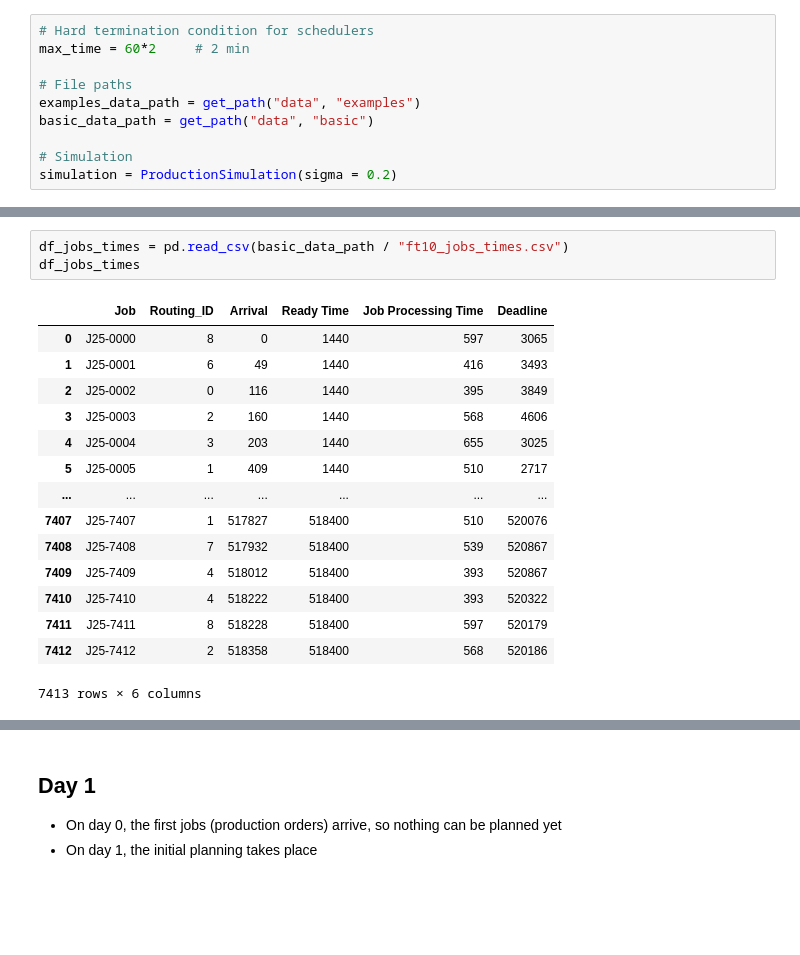
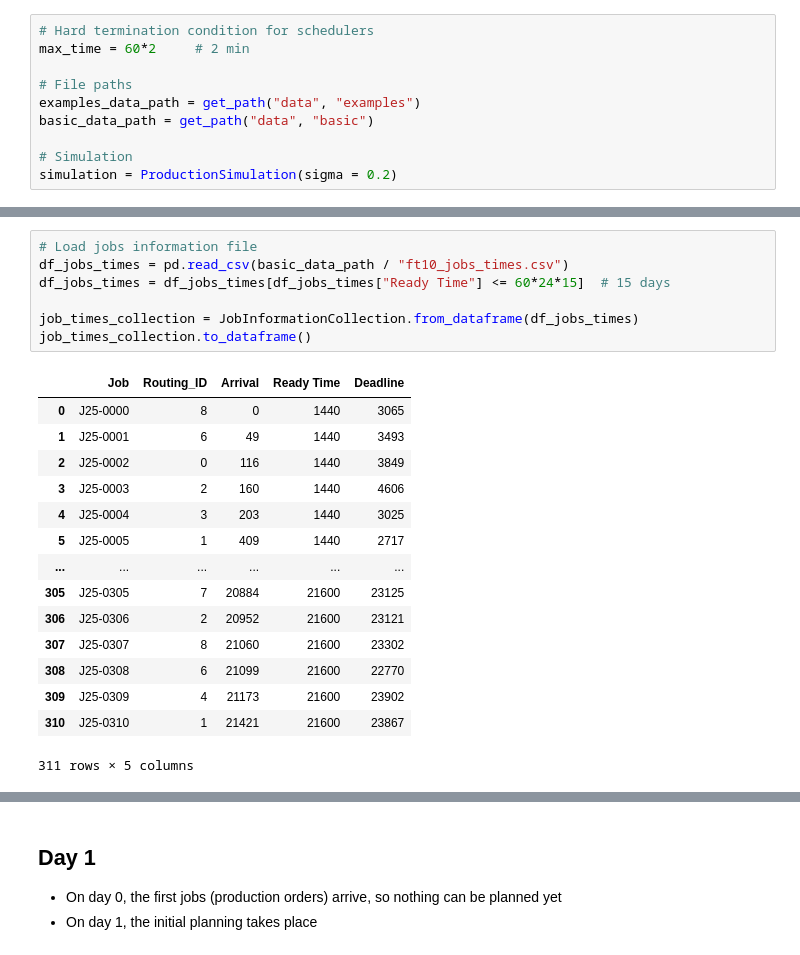
Before and after one commit to konrad-adamski/HTWD_Minimalinvasives_Job-Shop_Scheduling, a Jupyter notebook: notebooks/02_Google_OR-Tools_Constraint_Programming/01_Lateness.ipynb, the cells around one changed output, grey strips where cells are left out. Drawn from its saved outputs; the diff is of its cells as text; blank space fills up the shorter version.

```diff
--- a/notebooks/02_Google_OR-Tools_Constraint_Programming/01_Lateness.ipynb
+++ b/notebooks/02_Google_OR-Tools_Constraint_Programming/01_Lateness.ipynb
@@ -101,22 +108,26 @@ df_routings
 | 99 | 9 | 9 | M07 | 45 |
 100 rows × 4 columns
 # %%
+# Load jobs information file
 df_jobs_times = pd.read_csv(basic_data_path / "ft10_jobs_times.csv")
-df_jobs_times
+df_jobs_times = df_jobs_times[df_jobs_times["Ready Time"] <= 60*24*15]  # 15 days
+
+job_times_collection = JobInformationCollection.from_dataframe(df_jobs_times)
+job_times_collection.to_dataframe()
 # %% [output]
-|  | Job | Routing_ID | Arrival | Ready Time | Job Processing Time | Deadline |
-| 0 | J25-0000 | 8 | 0 | 1440 | 597 | 3065 |
-| 1 | J25-0001 | 6 | 49 | 1440 | 416 | 3493 |
-| 2 | J25-0002 | 0 | 116 | 1440 | 395 | 3849 |
-| 3 | J25-0003 | 2 | 160 | 1440 | 568 | 4606 |
-| 4 | J25-0004 | 3 | 203 | 1440 | 655 | 3025 |
-| 5 | J25-0005 | 1 | 409 | 1440 | 510 | 2717 |
-| ... | ... | ... | ... | ... | ... | ... |
-| 7407 | J25-7407 | 1 | 517827 | 518400 | 510 | 520076 |
-| 7408 | J25-7408 | 7 | 517932 | 518400 | 539 | 520867 |
-| 7409 | J25-7409 | 4 | 518012 | 518400 | 393 | 520867 |
-| 7410 | J25-7410 | 4 | 518222 | 518400 | 393 | 520322 |
-| 7411 | J25-7411 | 8 | 518228 | 518400 | 597 | 520179 |
-| 7412 | J25-7412 | 2 | 518358 | 518400 | 568 | 520186 |
+|  | Job | Routing_ID | Arrival | Ready Time | Deadline |
+| 0 | J25-0000 | 8 | 0 | 1440 | 3065 |
+| 1 | J25-0001 | 6 | 49 | 1440 | 3493 |
+| 2 | J25-0002 | 0 | 116 | 1440 | 3849 |
+| 3 | J25-0003 | 2 | 160 | 1440 | 4606 |
+| 4 | J25-0004 | 3 | 203 | 1440 | 3025 |
+| 5 | J25-0005 | 1 | 409 | 1440 | 2717 |
+| ... | ... | ... | ... | ... | ... |
+| 305 | J25-0305 | 7 | 20884 | 21600 | 23125 |
+| 306 | J25-0306 | 2 | 20952 | 21600 | 23121 |
+| 307 | J25-0307 | 8 | 21060 | 21600 | 23302 |
+| 308 | J25-0308 | 6 | 21099 | 21600 | 22770 |
+| 309 | J25-0309 | 4 | 21173 | 21600 | 23902 |
+| 310 | J25-0310 | 1 | 21421 | 21600 | 23867 |
-7413 rows × 6 columns
+311 rows × 5 columns
 # %%
```
Also changed, not shown: parts of 24 cells of this notebook, 5 other files.
